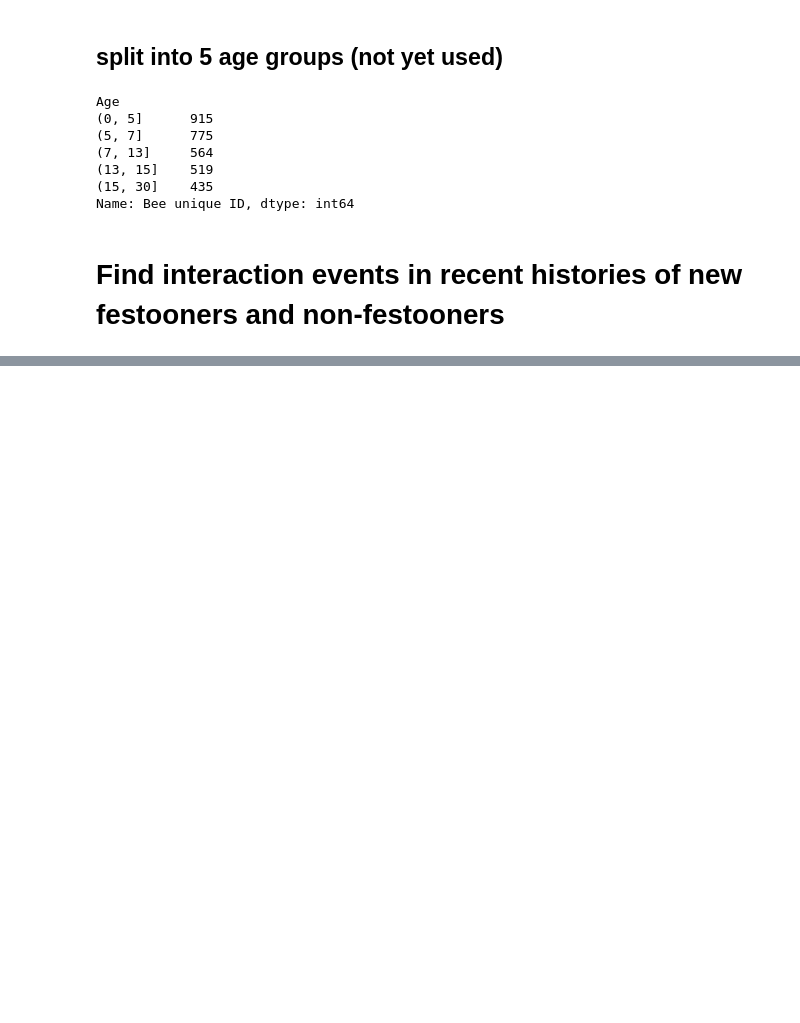
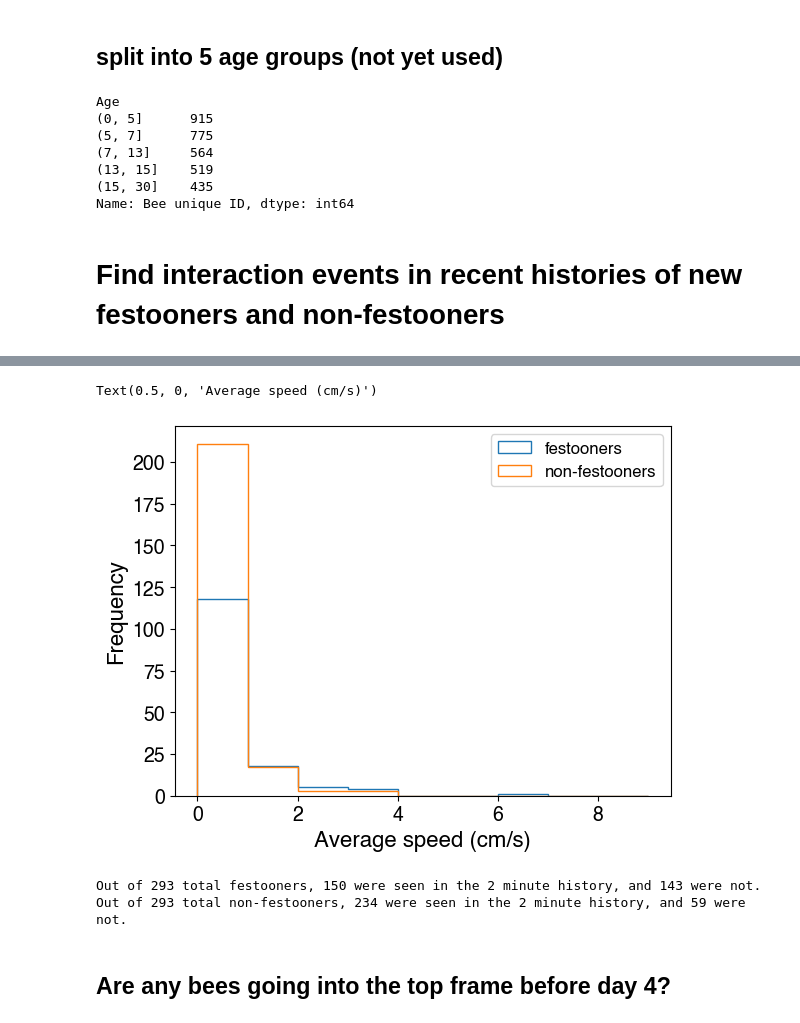
Before and after one commit to Collective-Logic-Lab/honey-bee-behavior, a Jupyter notebook: preliminary-analysis-2024-comb-building.ipynb, the cells around one changed output, grey strips where cells are left out. Cells and saved outputs as stored; diff of their text form; code cells hidden in the pictures; blank space fills up the shorter version.

```diff
--- a/preliminary-analysis-2024-comb-building.ipynb
+++ b/preliminary-analysis-2024-comb-building.ipynb
@@ -742,0 +781,24 @@ plt.legend()
+# %%
+bins = range(0,10,1)
+df_speed_data['avg speed (cm/s)'].plot.hist(bins=bins,histtype='step',label='festooners')
+df_speed_data_nonfestoon['avg speed (cm/s)'].plot.hist(bins=bins,histtype='step',label='non-festooners')
+plt.legend()
+plt.xlabel('Average speed (cm/s)')
+# %% [output]
+Text(0.5, 0, 'Average speed (cm/s)')
+[figure, added]
+# %%
+num_festooners_seen = df_speed_data.count()['avg speed (cm/s)']
+total_festooners = df_speed_data.count()['bee ID']
+print("Out of {} total festooners, {} were seen in the {} minute history, and {} were not.".format(
+    total_festooners,num_festooners_seen,delta_t,total_festooners-num_festooners_seen))
+
+num_nonfestooners_seen = df_speed_data_nonfestoon.count()['avg speed (cm/s)']
+total_nonfestooners = df_speed_data_nonfestoon.count()['bee ID']
+print("Out of {} total non-festooners, {} were seen in the {} minute history, and {} were not.".format(
+    total_nonfestooners,num_nonfestooners_seen,delta_t,total_nonfestooners-num_nonfestooners_seen))
+# %% [output]
+Out of 293 total festooners, 150 were seen in the 2 minute history, and 143 were not.
+Out of 293 total non-festooners, 234 were seen in the 2 minute history, and 59 were not.
+# %% [markdown]
+## Are any bees going into the top frame before day 4?
```
Also changed, not shown: parts of 26 cells of this notebook.
